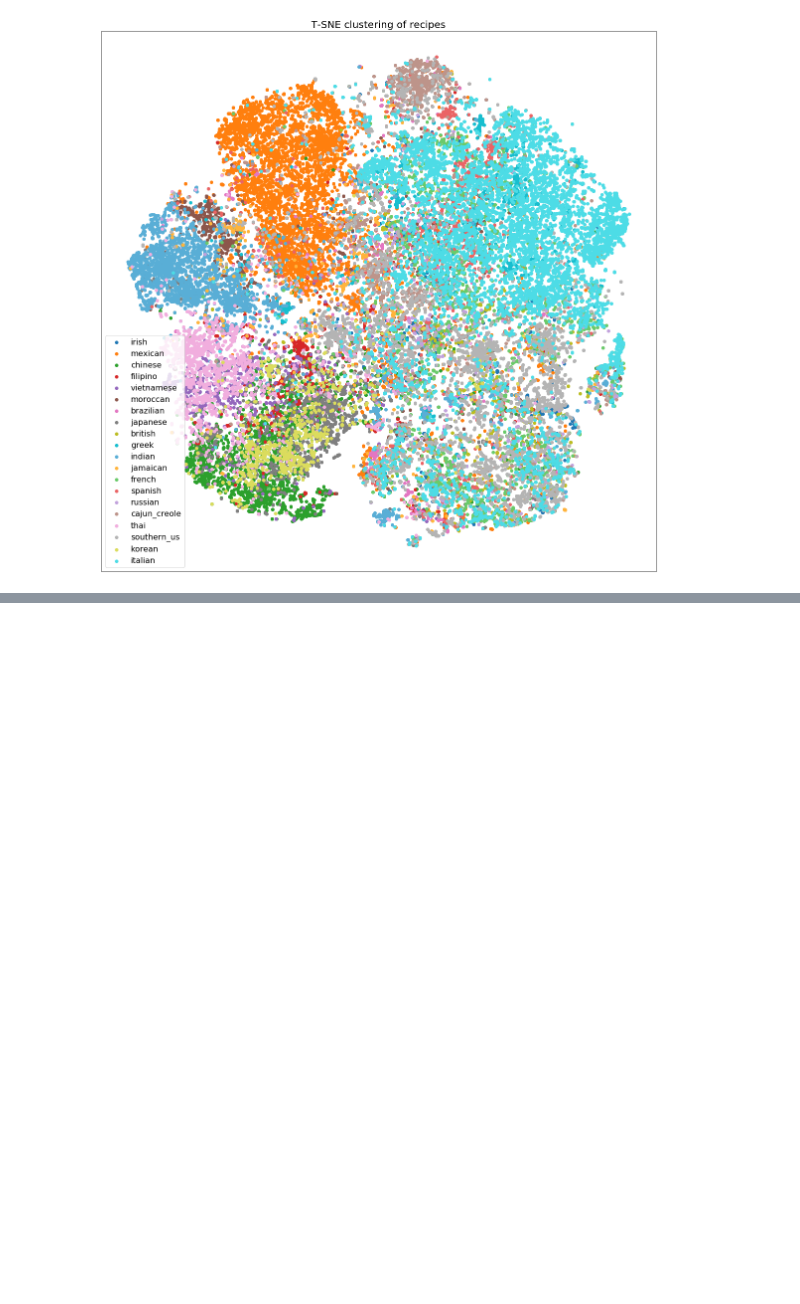
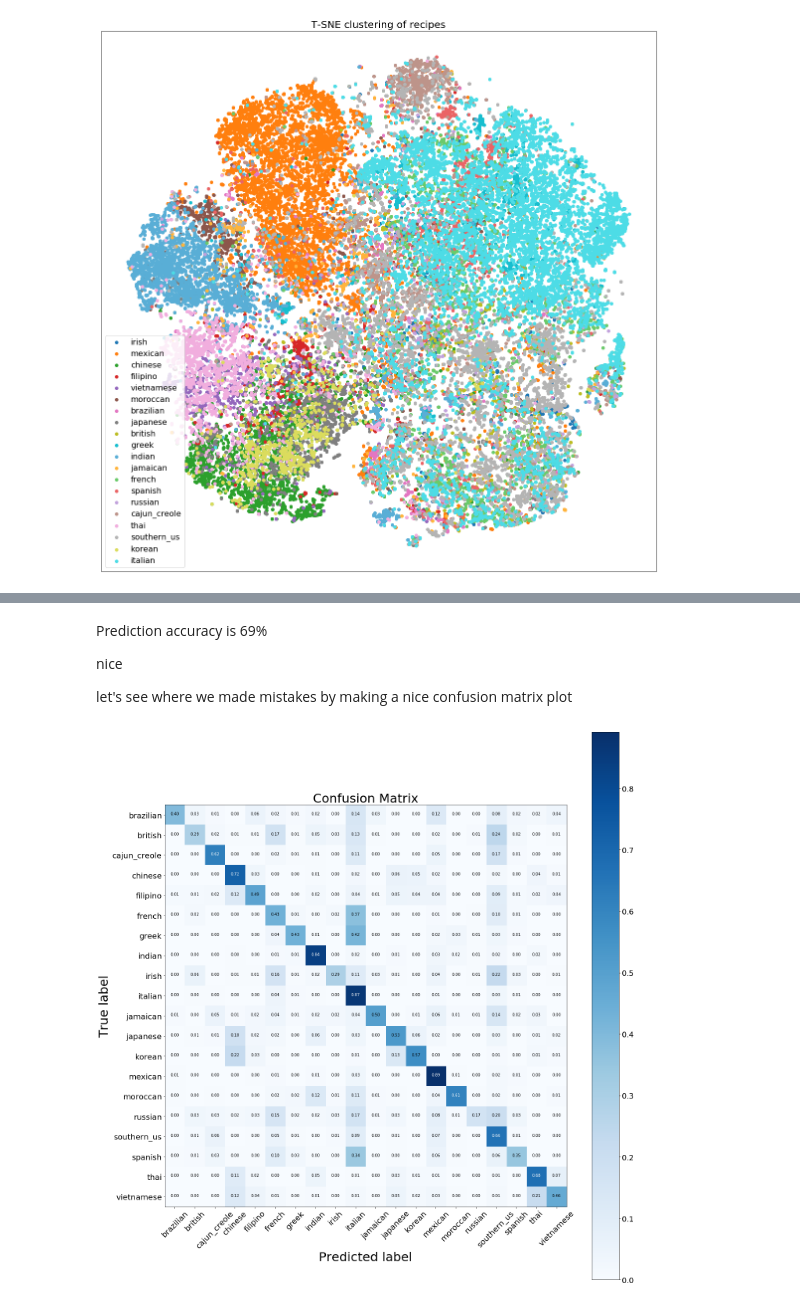
Before and after one commit to jal5898/recipe_2_cuisine, a Jupyter notebook: recipes_2_cuisine.ipynb, the cells around one changed output, grey strips where cells are left out. Cells and saved outputs as stored; diff of their text form; code cells hidden in the pictures; blank space fills up the shorter version.

Commit message:
added confusion matrix

```diff
--- a/recipes_2_cuisine.ipynb
+++ b/recipes_2_cuisine.ipynb
@@ -171,6 +153,2 @@ not too shabby. now we need to train a classifier. we can use LIME or test indiv
 # %%
 x_train,x_test,y_train,y_test = train_test_split(vec,cuisine_list)
-# %%
-
-model = xgboost.XGBClassifier()
-model.fit(x_train,y_train)
@@ -190,5 +155,5 @@ metrics.accuracy_score(y_test,pred)
 # %%
-model = RandomForestClassifier(max_depth=20,n_estimators=100,max_features='sqrt')
+model = KNeighborsClassifier(n_neighbors=5,weights='distance')
 model.fit(x_train,y_train)
 pred = model.predict(x_test)
 metrics.accuracy_score(y_test,pred)
@@ -238,0 +162,30 @@ train(params, dtrain, num_boost_round=10, evals=(), obj=None, feval=None, maximi
+# %% [markdown]
+Prediction accuracy is 69%
+
+nice
+
+let's see where we made mistakes by making a nice confusion matrix plot
+# %%
+def plot_confusion_matrix(y_test,pred,classes,fig_size=(20,20),font_size=20,label_size=32):
+    cm = metrics.confusion_matrix(y_test,pred)
+    cm_norm = cm.astype('float')/np.sum(cm,axis=1)[:,np.newaxis]
+    plt.figure(figsize=fig_size);
+    plt.imshow(cm_norm, cmap=plt.cm.Blues)
+    plt.title('Confusion Matrix',fontsize=label_size)
+    cb = plt.colorbar()
+    cb.ax.tick_params(labelsize=font_size)
+    tick_marks = np.arange(len(classes))
+    plt.xticks(tick_marks, classes, rotation=45,fontsize=font_size)
+    plt.yticks(tick_marks, classes,fontsize=font_size)
+    plt.tight_layout()
+    plt.ylabel('True label',fontsize=label_size)
+    plt.xlabel('Predicted label',fontsize=label_size)
+    thresh = cm_norm.max() / 1.5
+    for i, j in itertools.product(range(cm_norm.shape[0]), range(cm_norm.shape[1])):
+        plt.text(j, i, "{:0.2f}".format(cm_norm[i, j]),
+                 horizontalalignment="center",
+                 color="white" if cm_norm[i, j] > thresh else "black")
+# %%
+plot_confusion_matrix(y_test,pred,model.classes_)
+# %% [output]
+[figure, added]
```
Also changed, not shown: parts of 11 cells of this notebook.
